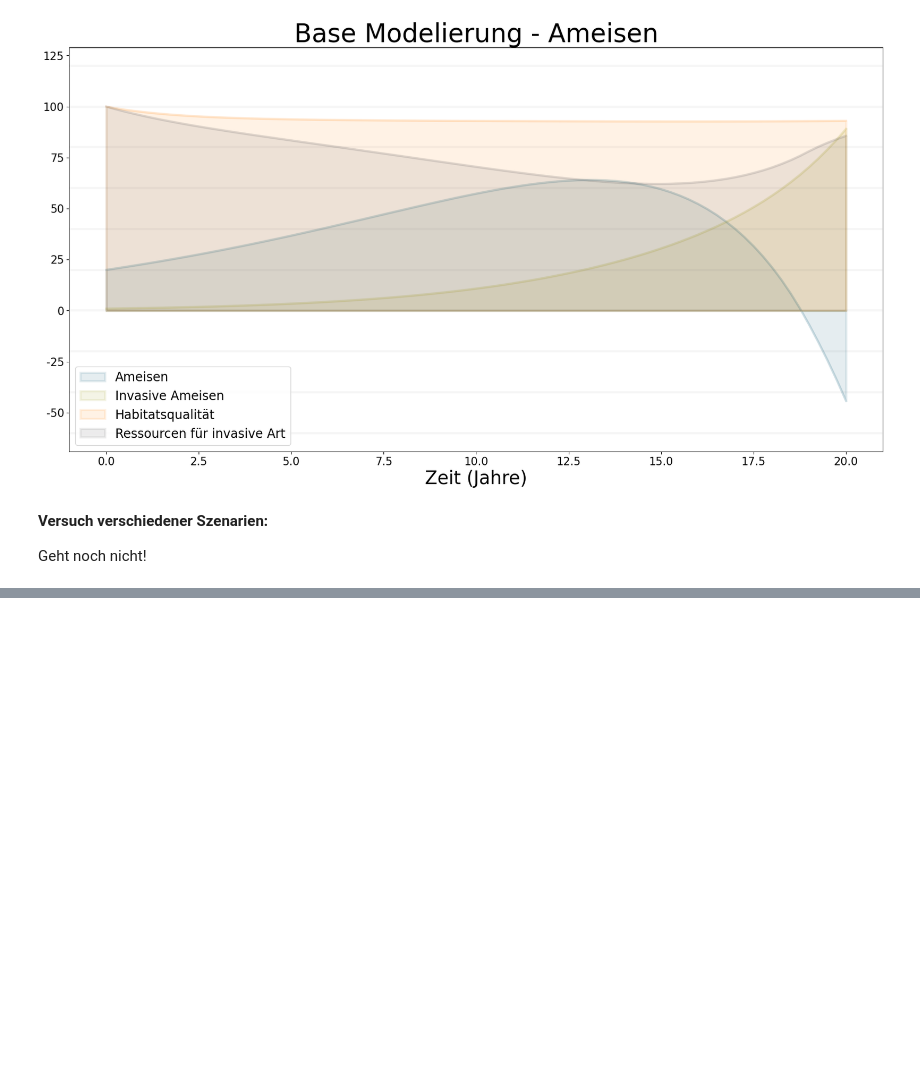
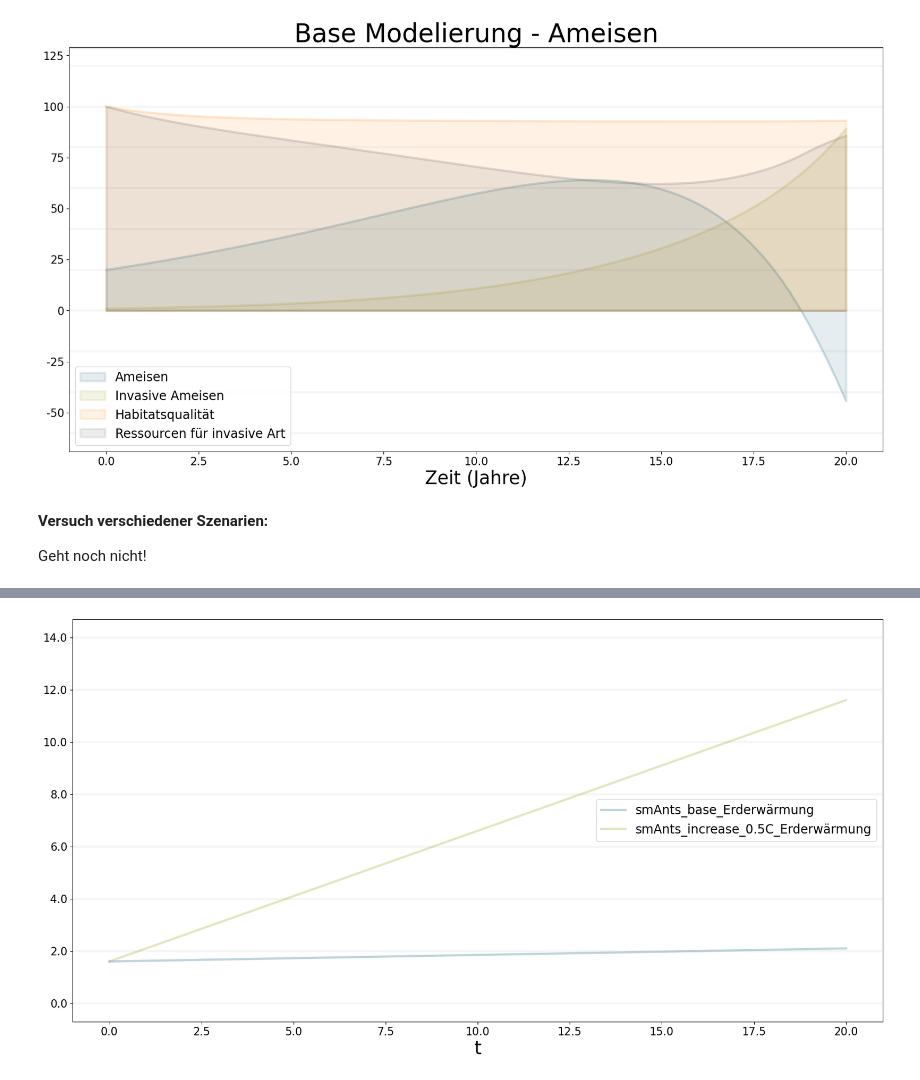
Before and after one commit to c4-hash/mss_ameisen, a Jupyter notebook: Ameisen_SD_BPTK.ipynb, the cells around one changed output, grey strips where cells are left out. Saved outputs shown, nothing was run; the diff lists cells and outputs as text; code cells hidden in the pictures; blank space fills up the shorter version.

Commit message:
MC4 - Szenario veränderung Erderwärmung

```diff
--- a/Ameisen_SD_BPTK.ipynb
+++ b/Ameisen_SD_BPTK.ipynb
@@ -153,0 +165,10 @@ bptk.plot_scenarios(
+# %%
+bptk.plot_scenarios(
+    scenarios=["base", "increase_0.5C"],
+    scenario_managers="smAnts",
+    equations=["Erderwärmung"],
+    series_names={},
+    kind="line"
+)
+# %% [output]
+[figure, added]
```
Also changed, not shown: parts of 2 cells of this notebook.
